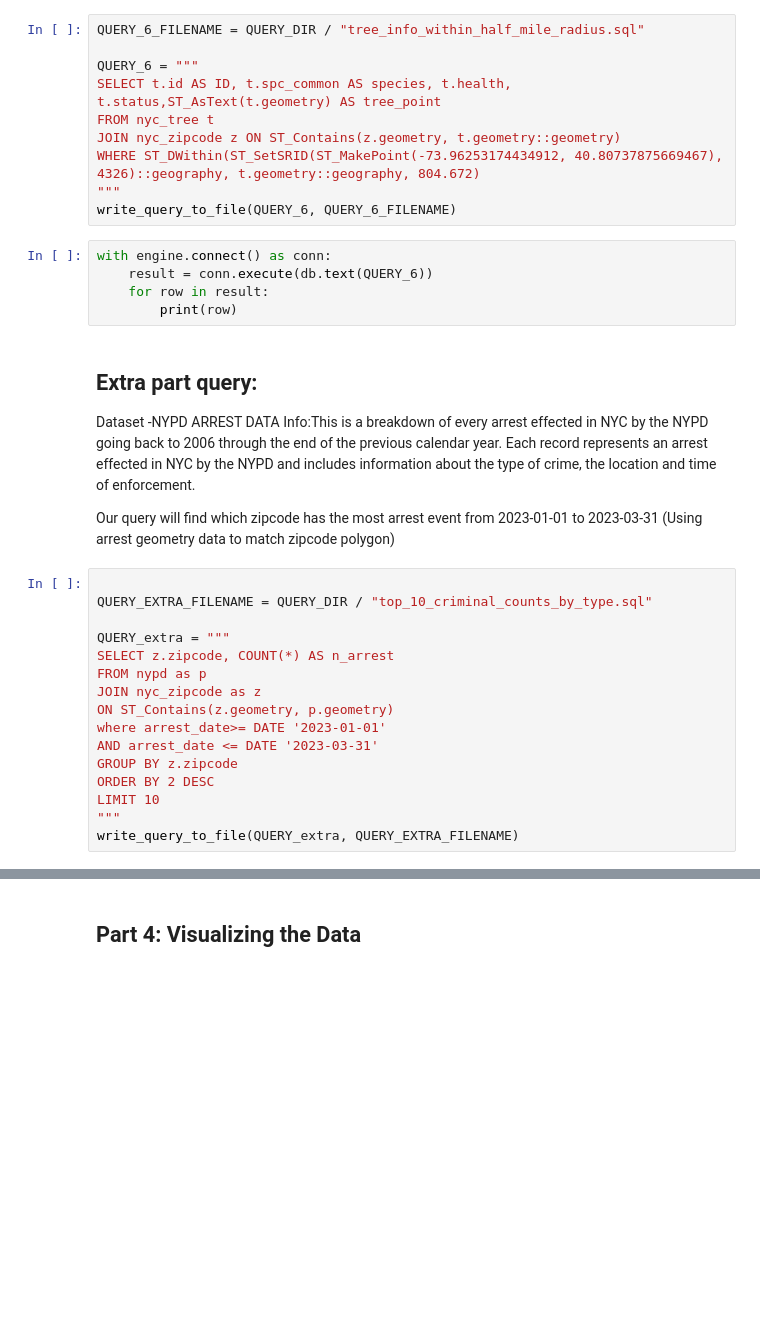
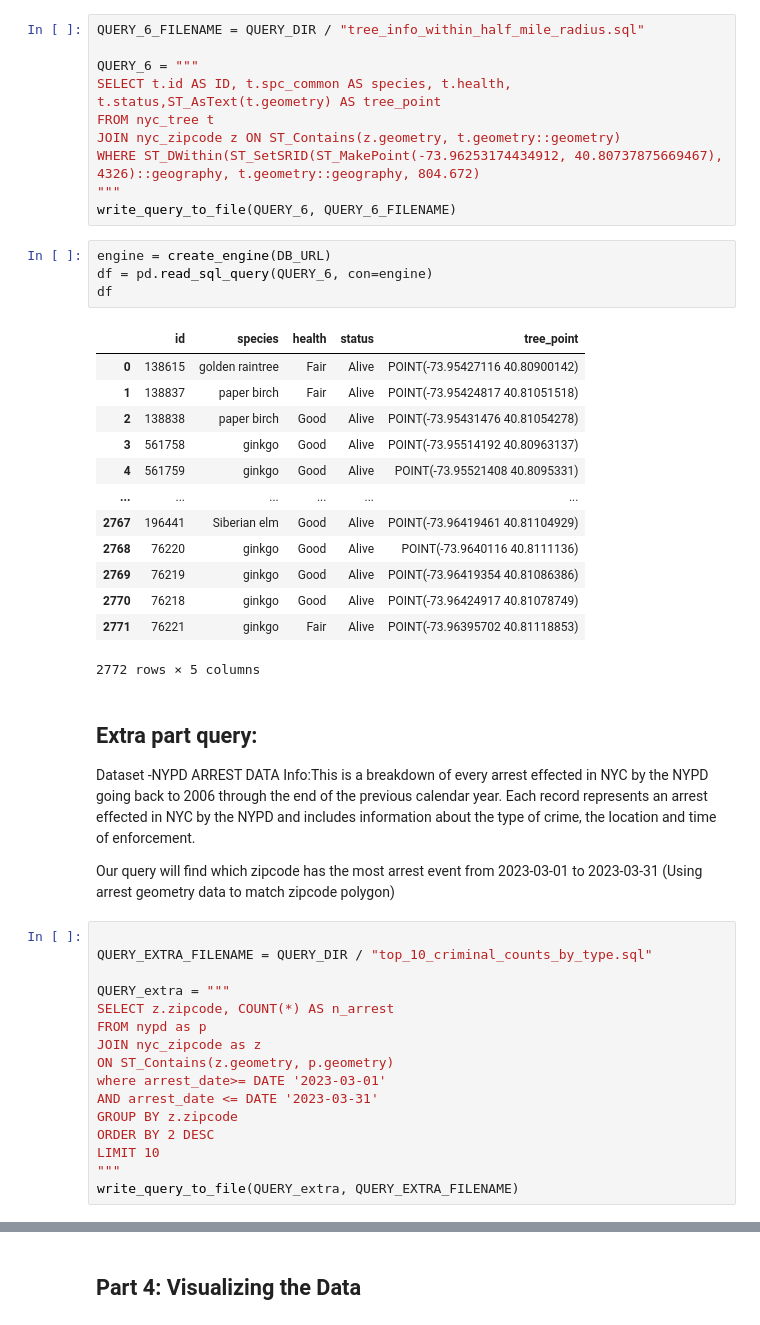
Before and after one commit to Yawenislearning/project-group28, a Jupyter notebook: project_code.ipynb, the cells around one changed output, grey strips where cells are left out. Drawn from its saved outputs; the diff is of its cells as text; blank space fills up the shorter version.

```diff
--- a/project_code.ipynb
+++ b/project_code.ipynb
@@ -828,17 +838,30 @@ WHERE ST_DWithin(ST_SetSRID(ST_MakePoint(-73.96253174434912, 40.80737875669467),
 """
 write_query_to_file(QUERY_6, QUERY_6_FILENAME)
 # %%
-with engine.connect() as conn:
-    result = conn.execute(db.text(QUERY_6))
-    for row in result:
-        print(row)
+engine = create_engine(DB_URL)
+df = pd.read_sql_query(QUERY_6, con=engine)
+df
+# %% [output]
+|  | id | species | health | status | tree_point |
+| 0 | 138615 | golden raintree | Fair | Alive | POINT(-73.95427116 40.80900142) |
+| 1 | 138837 | paper birch | Fair | Alive | POINT(-73.95424817 40.81051518) |
+| 2 | 138838 | paper birch | Good | Alive | POINT(-73.95431476 40.81054278) |
+| 3 | 561758 | ginkgo | Good | Alive | POINT(-73.95514192 40.80963137) |
+| 4 | 561759 | ginkgo | Good | Alive | POINT(-73.95521408 40.8095331) |
+| ... | ... | ... | ... | ... | ... |
+| 2767 | 196441 | Siberian elm | Good | Alive | POINT(-73.96419461 40.81104929) |
+| 2768 | 76220 | ginkgo | Good | Alive | POINT(-73.9640116 40.8111136) |
+| 2769 | 76219 | ginkgo | Good | Alive | POINT(-73.96419354 40.81086386) |
+| 2770 | 76218 | ginkgo | Good | Alive | POINT(-73.96424917 40.81078749) |
+| 2771 | 76221 | ginkgo | Fair | Alive | POINT(-73.96395702 40.81118853) |
+2772 rows × 5 columns
 # %% [markdown]
 ## Extra part query:
 
 Dataset -NYPD ARREST DATA
 Info:This is a breakdown of every arrest effected in NYC by the NYPD going back to 2006 through the end of the previous calendar year.  Each record represents an arrest effected in NYC by the NYPD and includes information about the type of crime, the location and time of enforcement.
 
-Our query will find which zipcode has the most arrest event from 2023-01-01 to 2023-03-31
+Our query will find which zipcode has the most arrest event from 2023-03-01 to 2023-03-31
 (Using arrest geometry data to match zipcode polygon)
 # %%
 
@@ -849,7 +872,7 @@ SELECT z.zipcode, COUNT(*) AS n_arrest
 FROM nypd as p
 JOIN nyc_zipcode as z
 ON ST_Contains(z.geometry, p.geometry)
-where arrest_date>= DATE '2023-01-01'
+where arrest_date>= DATE '2023-03-01'
 AND arrest_date <= DATE '2023-03-31'
 GROUP BY z.zipcode
 ORDER BY 2 DESC
```
Also changed, not shown: parts of 6 cells of this notebook, 7 other files.
